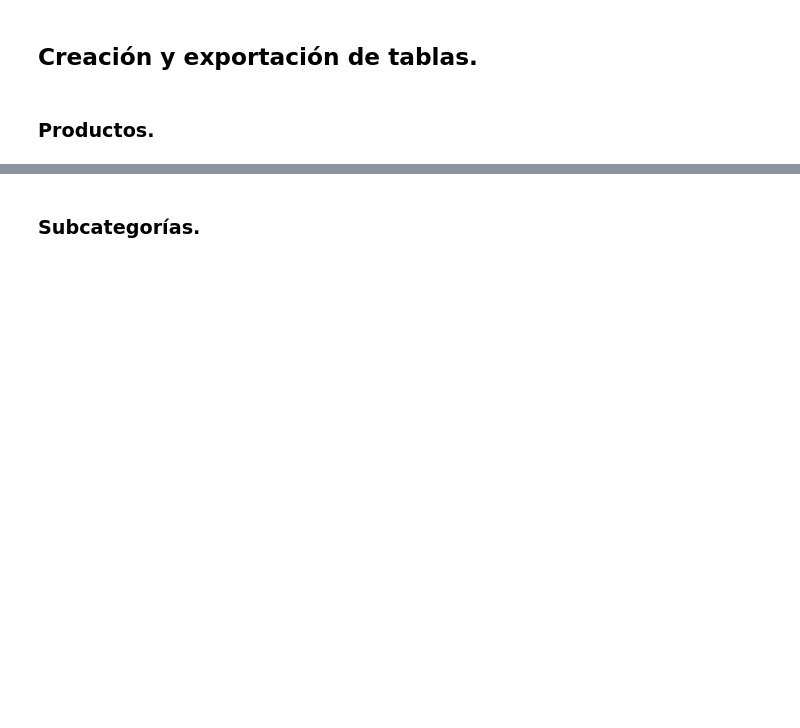
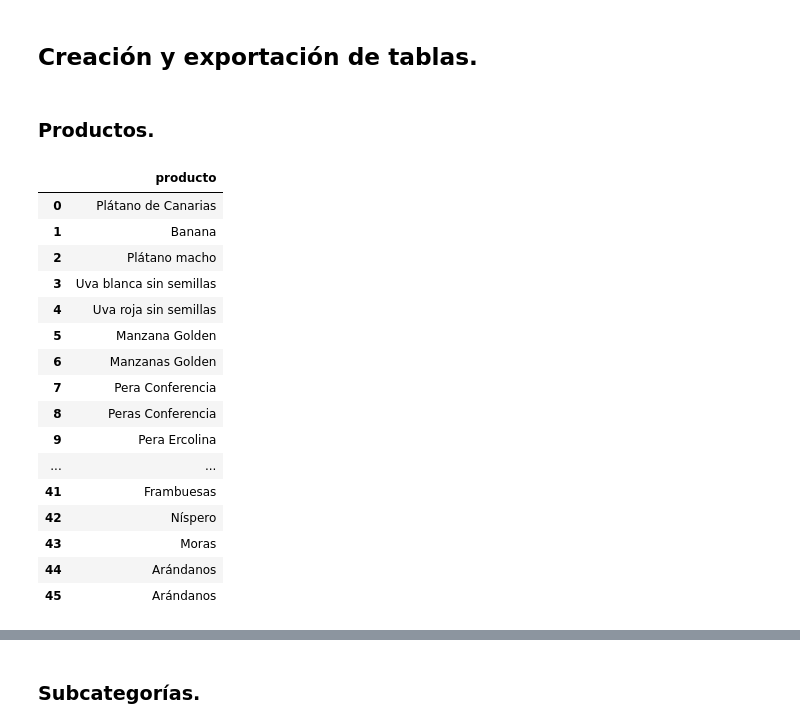
Before and after one commit to dapafer/ETL-process, a Jupyter notebook: src/mercadona_data_scraping.ipynb, the cells around one changed output, grey strips where cells are left out. Saved outputs shown, nothing was run; the diff lists cells and outputs as text; code cells hidden in the pictures; blank space fills up the shorter version.

```diff
--- a/src/mercadona_data_scraping.ipynb
+++ b/src/mercadona_data_scraping.ipynb
@@ -262,0 +250,23 @@ prod_df
+# %%
+# crear una tabla con la lista "frutas"
+frutas_df = pd.DataFrame(frutas, columns=['producto'])
+
+frutas_df
+# %% [output]
+|  | producto |
+| 0 | Plátano de Canarias |
+| 1 | Banana |
+| 2 | Plátano macho |
+| 3 | Uva blanca sin semillas |
+| 4 | Uva roja sin semillas |
+| 5 | Manzana Golden |
+| 6 | Manzanas Golden |
+| 7 | Pera Conferencia |
+| 8 | Peras Conferencia |
+| 9 | Pera Ercolina |
+| ... | ... |
+| 41 | Frambuesas |
+| 42 | Níspero |
+| 43 | Moras |
+| 44 | Arándanos |
+| 45 | Arándanos |
```
Also changed, not shown: parts of 10 cells of this notebook, 1 other file.
